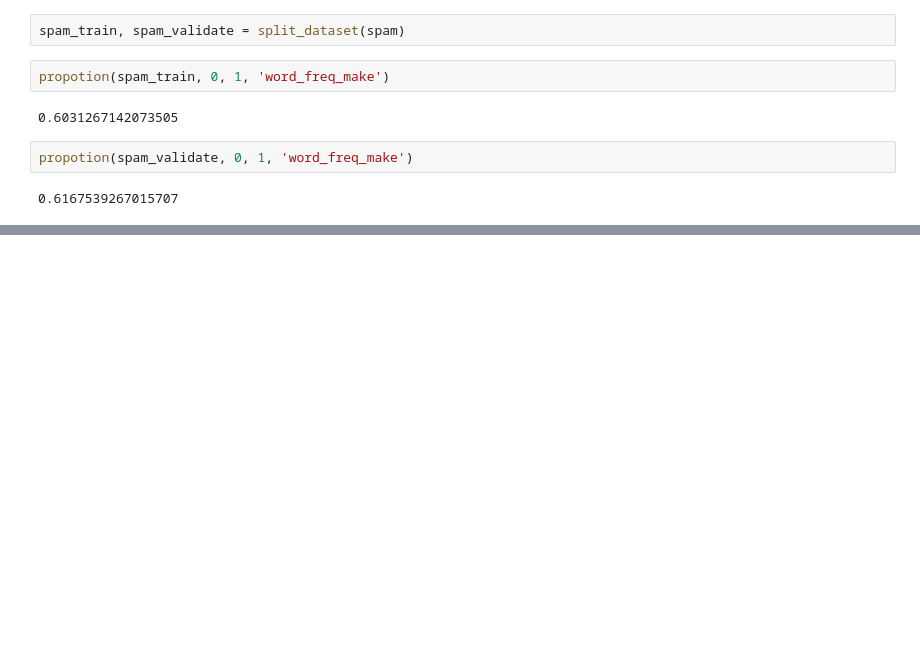
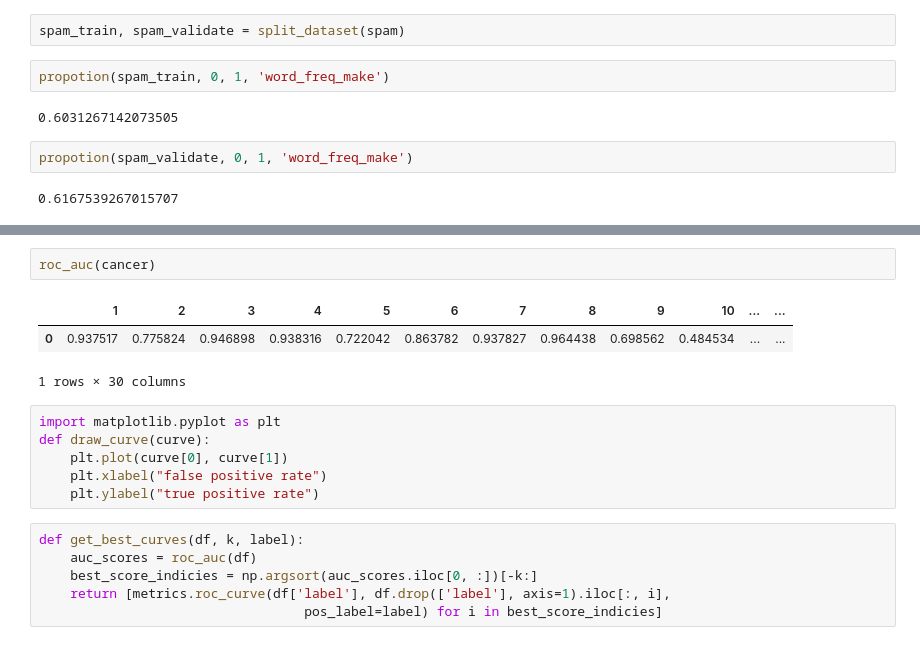
Before and after one commit to olgalupuleac/MachineLearningCourse, a Jupyter notebook: hw1/hw1.ipynb, the cells around one changed output, grey strips where cells are left out. Cells and saved outputs as stored; diff of their text form; blank space fills up the shorter version.

```diff
--- a/hw1/hw1.ipynb
+++ b/hw1/hw1.ipynb
@@ -319,0 +333,18 @@ propotion(spam_validate, 0, 1, 'word_freq_make')
+# %%
+roc_auc(cancer)
+# %% [output]
+|  | 1 | 2 | 3 | 4 | 5 | 6 | 7 | 8 | 9 | 10 | ... | ... |
+| 0 | 0.937517 | 0.775824 | 0.946898 | 0.938316 | 0.722042 | 0.863782 | 0.937827 | 0.964438 | 0.698562 | 0.484534 | ... | ... |
+1 rows × 30 columns
+# %%
+import matplotlib.pyplot as plt
+def draw_curve(curve):
+    plt.plot(curve[0], curve[1])
+    plt.xlabel("false positive rate")
+    plt.ylabel("true positive rate")
+# %%
+def get_best_curves(df, k, label):
+    auc_scores = roc_auc(df)
+    best_score_indicies = np.argsort(auc_scores.iloc[0, :])[-k:]
+    return [metrics.roc_curve(df['label'], df.drop(['label'], axis=1).iloc[:, i],
+                                  pos_label=label) for i in best_score_indicies]
```
Also changed, not shown: parts of 4 cells of this notebook.
